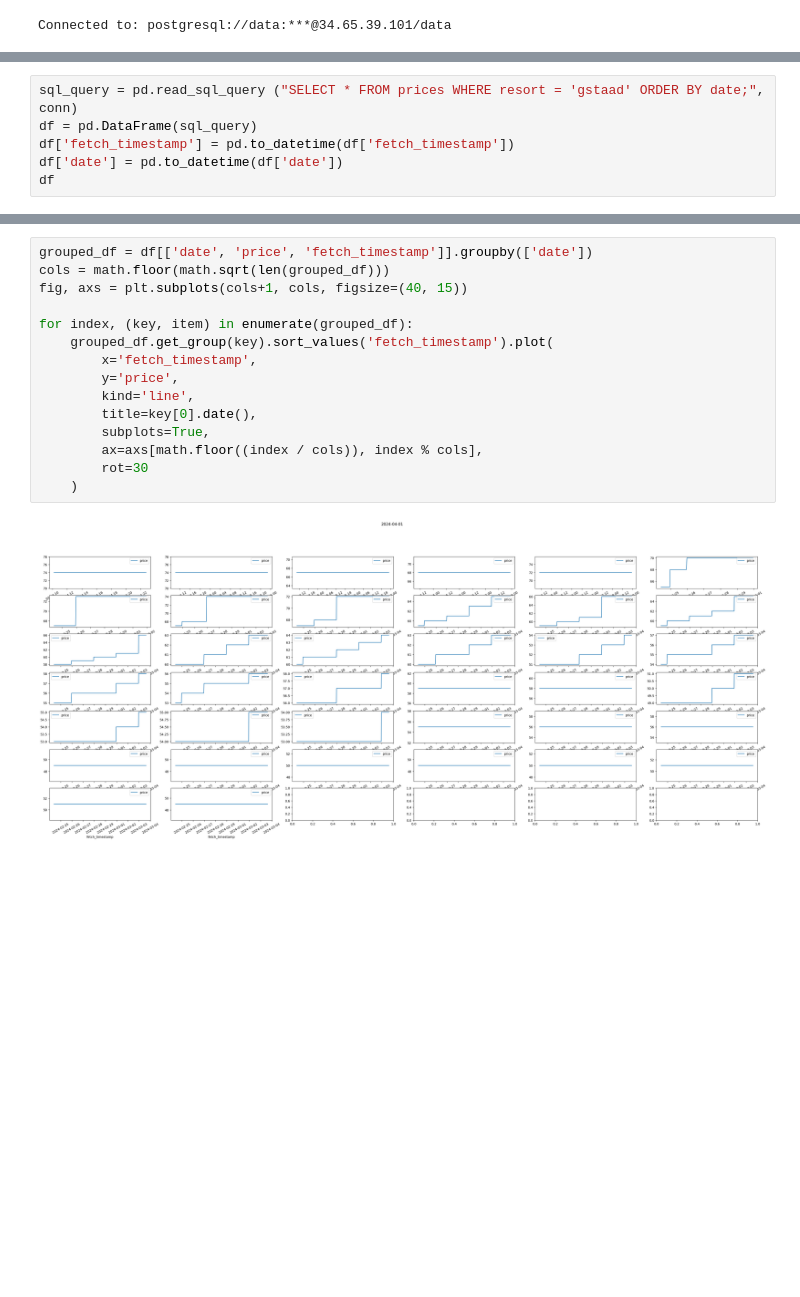
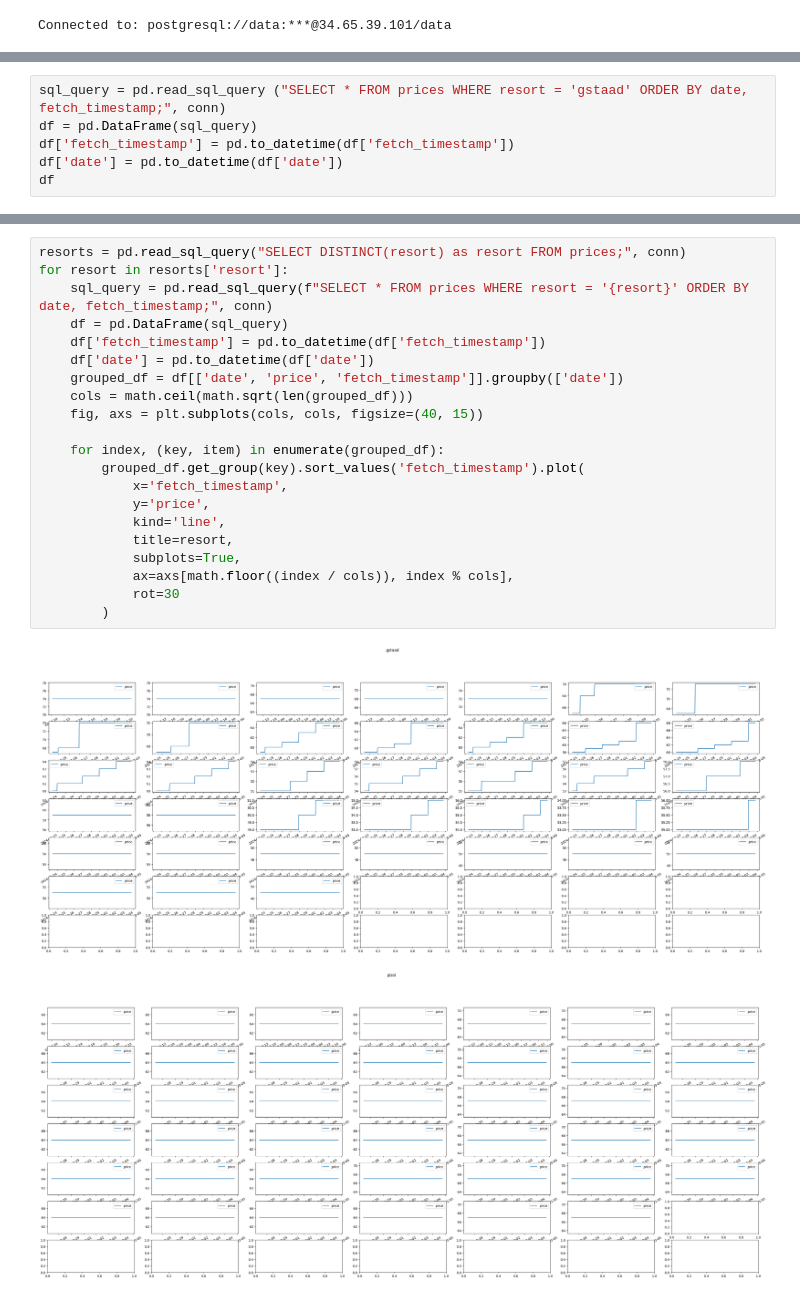
Before and after one commit to eigenmannmartin/adsskipredictor, a Jupyter notebook: analysis/data.ipynb, the cells around one changed output, grey strips where cells are left out. Cells and saved outputs as stored; diff of their text form; blank space fills up the shorter version.

Commit message:
feat: plot all ski resort prices

```diff
--- a/analysis/data.ipynb
+++ b/analysis/data.ipynb
@@ -97,5 +88,5 @@ df.plot(x='date', y='rain', kind='line', ax=ax)
 # %%
-sql_query = pd.read_sql_query ("SELECT * FROM prices WHERE resort = 'gstaad' ORDER BY date;", conn)
+sql_query = pd.read_sql_query ("SELECT * FROM prices WHERE resort = 'gstaad' ORDER BY date, fetch_timestamp;", conn)
 df = pd.DataFrame(sql_query)
 df['fetch_timestamp'] = pd.to_datetime(df['fetch_timestamp'])
 df['date'] = pd.to_datetime(df['date'])
@@ -117,17 +108,24 @@ df
 # %%
-grouped_df = df[['date', 'price', 'fetch_timestamp']].groupby(['date'])
-cols = math.floor(math.sqrt(len(grouped_df)))
-fig, axs = plt.subplots(cols+1, cols, figsize=(40, 15))
+resorts = pd.read_sql_query("SELECT DISTINCT(resort) as resort FROM prices;", conn)
+for resort in resorts['resort']:
+    sql_query = pd.read_sql_query(f"SELECT * FROM prices WHERE resort = '{resort}' ORDER BY date, fetch_timestamp;", conn)
+    df = pd.DataFrame(sql_query)
+    df['fetch_timestamp'] = pd.to_datetime(df['fetch_timestamp'])
+    df['date'] = pd.to_datetime(df['date'])
+    grouped_df = df[['date', 'price', 'fetch_timestamp']].groupby(['date'])
+    cols = math.ceil(math.sqrt(len(grouped_df)))
+    fig, axs = plt.subplots(cols, cols, figsize=(40, 15))
 
-for index, (key, item) in enumerate(grouped_df):
-    grouped_df.get_group(key).sort_values('fetch_timestamp').plot(
-        x='fetch_timestamp',
-        y='price',
-        kind='line',
-        title=key[0].date(),
-        subplots=True,
-        ax=axs[math.floor((index / cols)), index % cols],
-        rot=30
-    )
+    for index, (key, item) in enumerate(grouped_df):
+        grouped_df.get_group(key).sort_values('fetch_timestamp').plot(
+            x='fetch_timestamp',
+            y='price',
+            kind='line',
+            title=resort,
+            subplots=True,
+            ax=axs[math.floor((index / cols)), index % cols],
+            rot=30
+        )
 # %% [output]
-[figure, old version]
+[figure, new version]
+[figure, added]
```
Also changed, not shown: parts of 5 cells of this notebook.
